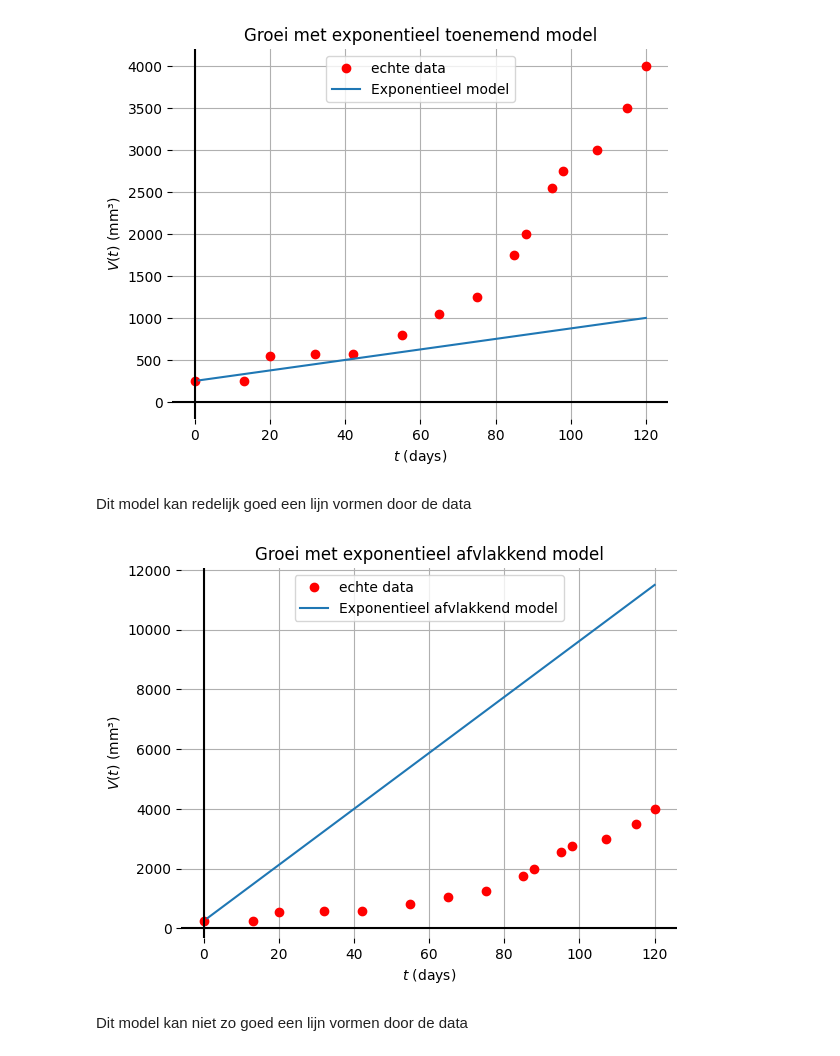
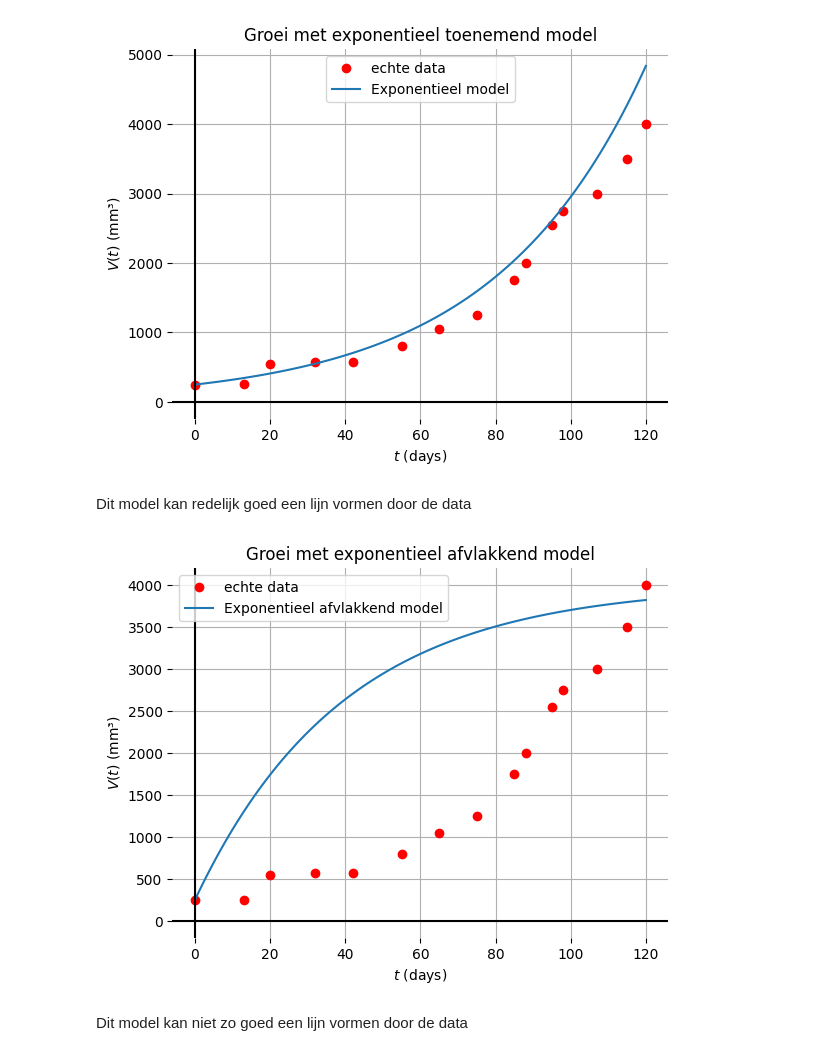
Before and after one commit to MirteDraaijer/ODEs, a Jupyter notebook: ode_demo.ipynb, the cells around one changed output. Saved outputs shown, nothing was run; the diff lists cells and outputs as text; code cells hidden in the pictures.

```diff
--- a/ode_demo.ipynb
+++ b/ode_demo.ipynb
@@ -12,7 +12,7 @@ Vs = [250, 255, 550, 575, 576, 800, 1050, 1250, 1750, 2000, 2550, 2750, 3000, 35
 pd.DataFrame({'$t$': ts, '$V$': Vs}).T
 
 test1 = ode_solver(250, 120, 1)
-dagen, volumes = test1.exponentieel_toenemend(0.025) # Hiermee dingen uitgeprobeerd
+dagen, volumes = test1.exponentieel_toenemend(250, 120, 1, 0.025) # Hiermee dingen uitgeprobeerd
                                                      # tot die redelijk er doorheen kwam
 
 plt.plot(ts, Vs, 'or', label = 'echte data')
@@ -25,25 +25,25 @@ plt.legend()
 
 plt.show()
 # %% [output]
-[figure, old version]
+[figure, new version]
 # %% [markdown]
 Dit model kan redelijk goed een lijn vormen door de data
 # %%
 test2 = ode_solver(250, 120, 1)
-dagen, volumes = test2.exponentieel_afvlakkend(0.025, 4000) # Hiermee dingen uitgeprobeerd
+dagen, volumes = test2.exponentieel_afvlakkend(250, 120, 1, 0.025, 4000) # Hiermee dingen uitgeprobeerd
                                                      # tot die redelijk er doorheen kwam
 
 plt.plot(ts, Vs, 'or', label = 'echte data')
 test2.plot(dagen, volumes, 'Exponentieel afvlakkend model')
 
 plt.axhline(0.0, color='k'); plt.axvline(0.0, color='k')
 plt.title('Groei met exponentieel afvlakkend model'); plt.xlabel('$t$ (days)'); plt.ylabel('$V(t)$ (mm³)')
 plt.grid(True); plt.box(False)
 plt.legend()
 
 plt.show()
 # %% [output]
-[figure, old version]
+[figure, new version]
 # %% [markdown]
 Dit model kan niet zo goed een lijn vormen door de data
 # %%
```
Also changed, not shown: parts of 8 cells of this notebook, 1 other file.
